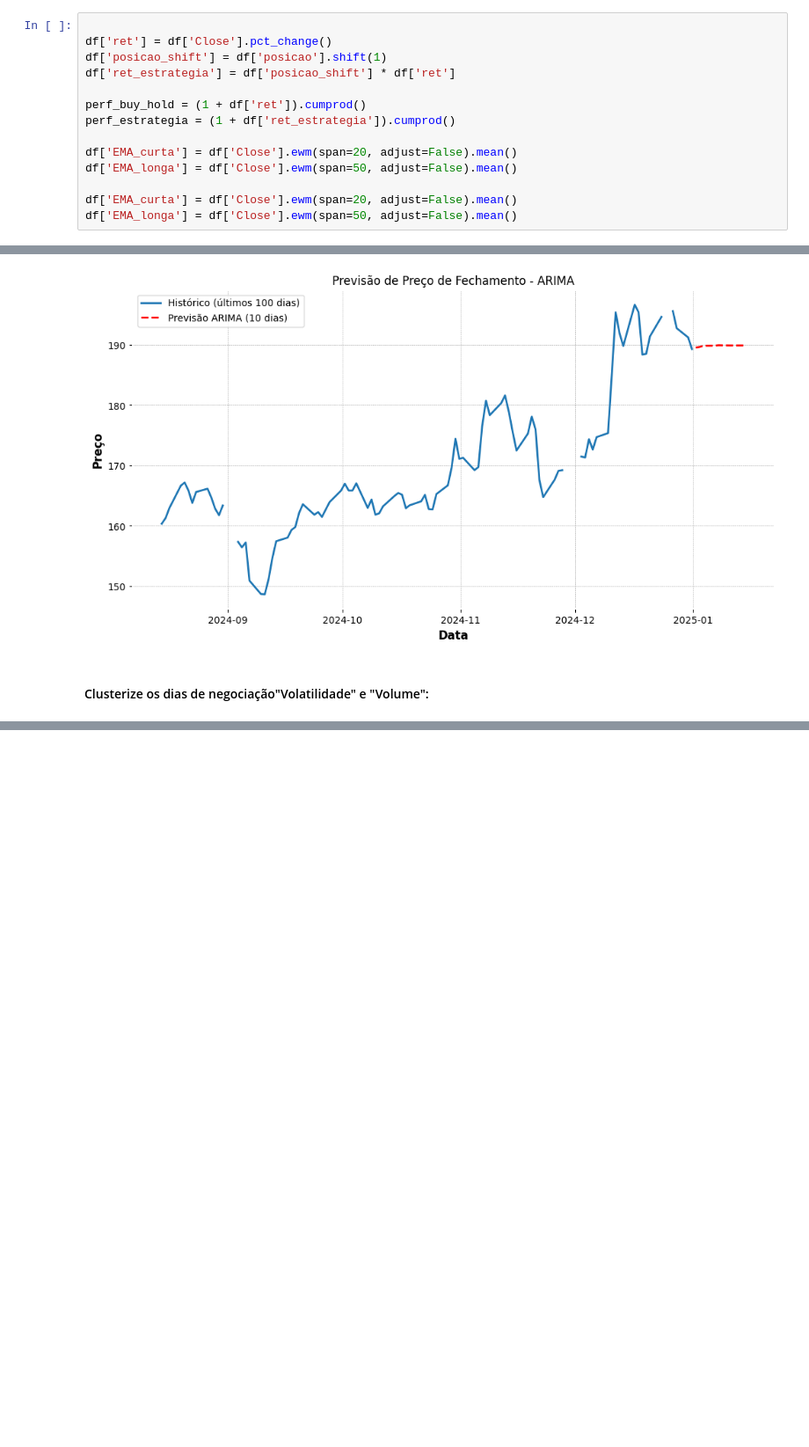
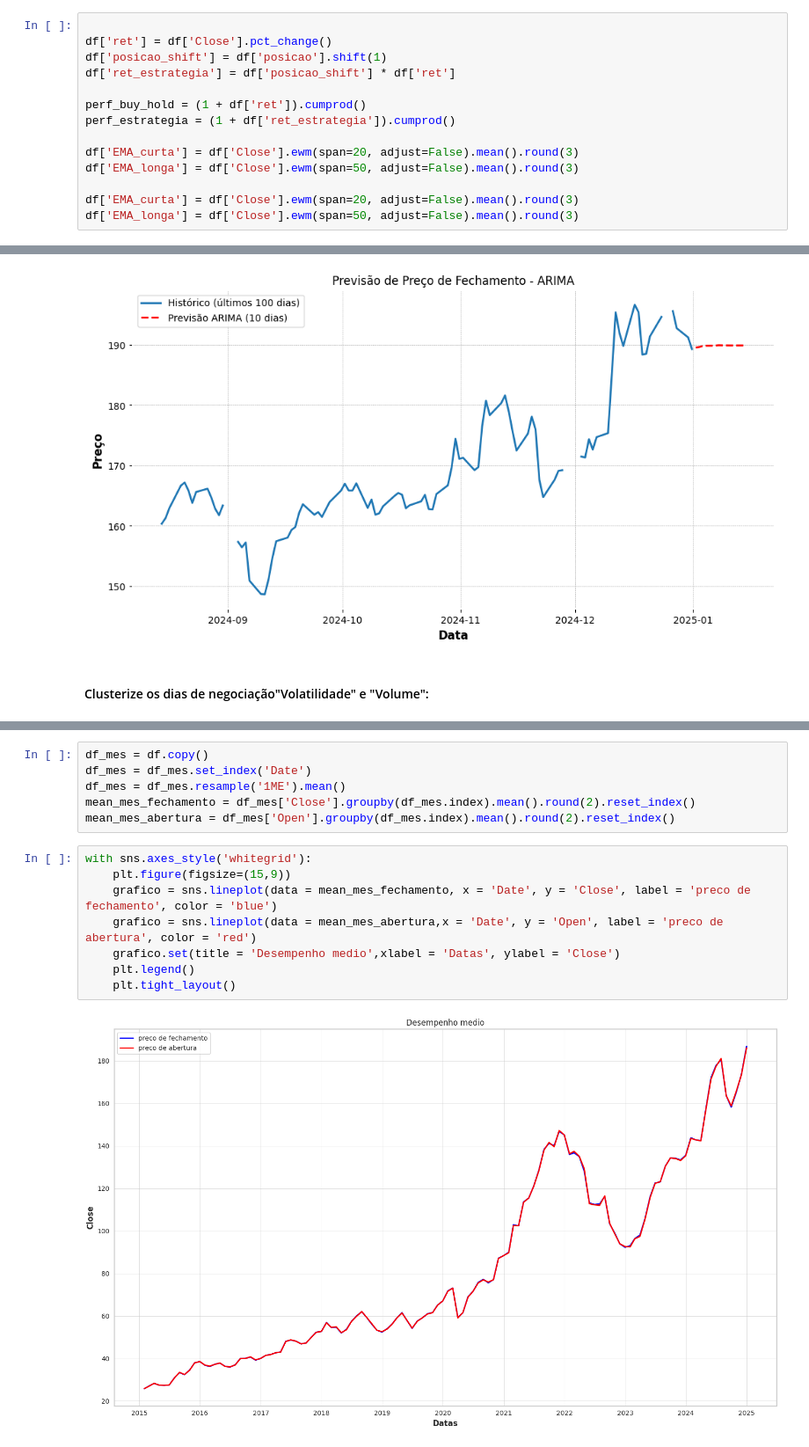
Before and after one commit to lcpcpog/kaggle, a Jupyter notebook: financeiro.ipynb, the cells around one changed output, grey strips where cells are left out. Shown: that part at 88% size. Saved outputs shown, nothing was run; the diff lists cells and outputs as text; blank space fills up the shorter version.

```diff
--- a/financeiro.ipynb
+++ b/financeiro.ipynb
@@ -157,11 +144,11 @@ df['ret_estrategia'] = df['posicao_shift'] * df['ret']
 perf_buy_hold = (1 + df['ret']).cumprod()
 perf_estrategia = (1 + df['ret_estrategia']).cumprod()
 
-df['EMA_curta'] = df['Close'].ewm(span=20, adjust=False).mean()
-df['EMA_longa'] = df['Close'].ewm(span=50, adjust=False).mean()
+df['EMA_curta'] = df['Close'].ewm(span=20, adjust=False).mean().round(3)
+df['EMA_longa'] = df['Close'].ewm(span=50, adjust=False).mean().round(3)
 
-df['EMA_curta'] = df['Close'].ewm(span=20, adjust=False).mean()
-df['EMA_longa'] = df['Close'].ewm(span=50, adjust=False).mean()
+df['EMA_curta'] = df['Close'].ewm(span=20, adjust=False).mean().round(3)
+df['EMA_longa'] = df['Close'].ewm(span=50, adjust=False).mean().round(3)
 # %% [markdown]
 ####  Maiores drawdowns:
 # %%
@@ -266,0 +248,16 @@ plt.show()
+# %%
+df_mes = df.copy()
+df_mes = df_mes.set_index('Date')
+df_mes = df_mes.resample('1ME').mean()
+mean_mes_fechamento = df_mes['Close'].groupby(df_mes.index).mean().round(2).reset_index()
+mean_mes_abertura = df_mes['Open'].groupby(df_mes.index).mean().round(2).reset_index()
+# %%
+with sns.axes_style('whitegrid'):
+    plt.figure(figsize=(15,9))
+    grafico = sns.lineplot(data = mean_mes_fechamento, x = 'Date', y = 'Close', label = 'preco de fechamento', color = 'blue')
+    grafico = sns.lineplot(data = mean_mes_abertura,x = 'Date', y = 'Open', label = 'preco de abertura', color = 'red')
+    grafico.set(title = 'Desempenho medio',xlabel = 'Datas', ylabel = 'Close')
+    plt.legend()
+    plt.tight_layout()
+# %% [output]
+[figure, added]
```
Also changed, not shown: parts of 14 cells of this notebook.
